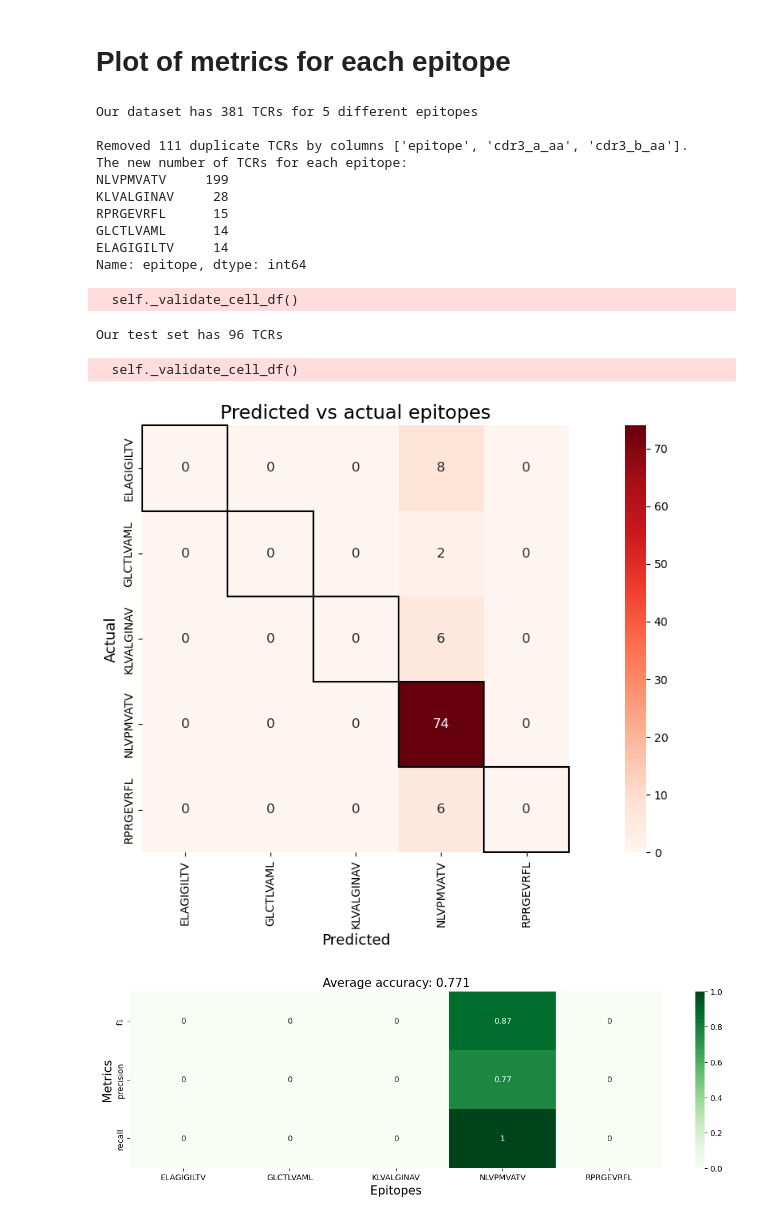
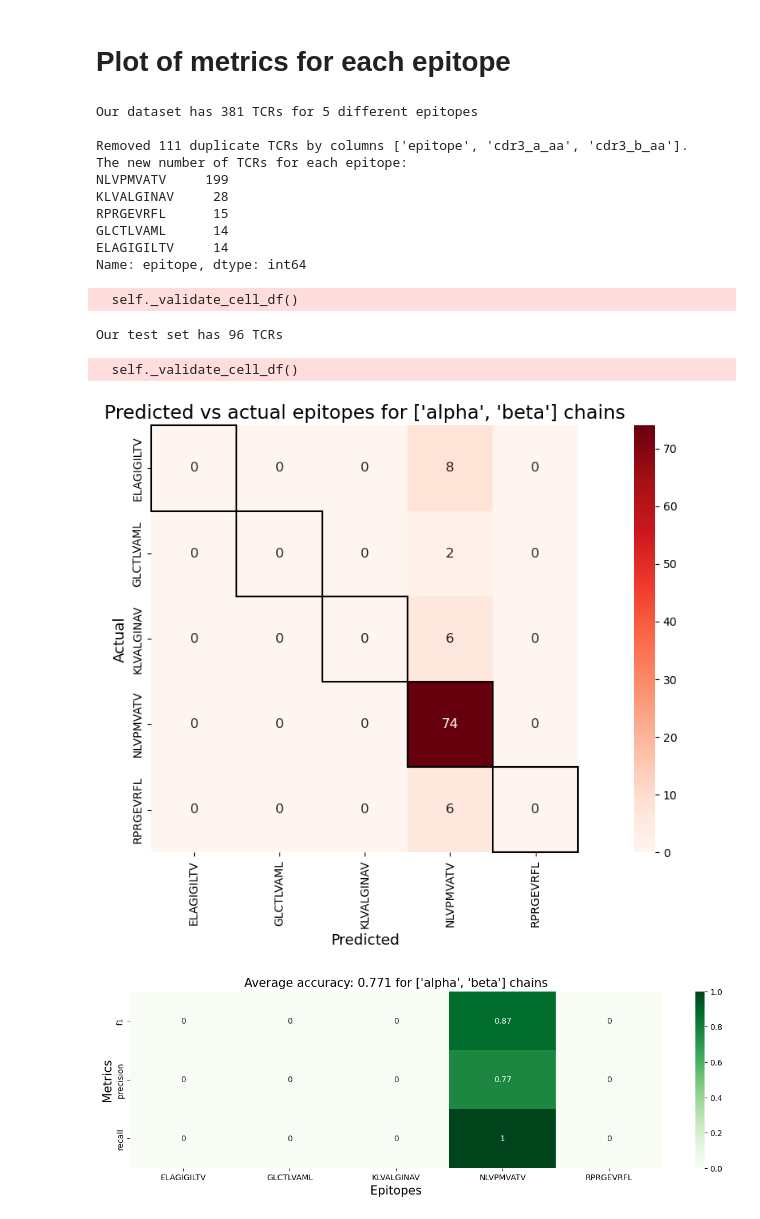
Before and after one commit to UoB-DSMP-2023-24/dsmp-2024-groupol1, a Jupyter notebook: KNN prediction using UMAP reduced data.ipynb, the cells around one changed output. Saved outputs shown, nothing was run; the diff lists cells and outputs as text; code cells hidden in the pictures.

Commit message:
Added  chains to titles for different charts.

```diff
--- a/KNN prediction using UMAP reduced data.ipynb
+++ b/KNN prediction using UMAP reduced data.ipynb
@@ -292,12 +292,12 @@ def get_performance_metrics(Y_test,prediction_labels, model):
 # %% [markdown]
 # Plot confusion matrices
 # %%
-def plot_confusion_matrix(metrics_holder):
+def plot_confusion_matrix(metrics_holder, chains_to_use):
     figure, axis = plt.subplots(nrows=1,figsize=(14,7))
     sns.heatmap(metrics_holder['actual_vs_labeled_matrix'], annot=True, cmap='Reds', fmt='', square=True, annot_kws={"size": 12})
     axis.set_xlabel('Predicted', fontsize=13)
     axis.set_ylabel('Actual', fontsize=13)
-    axis.set_title('Predicted vs actual epitopes', fontsize=17)
+    axis.set_title(f'Predicted vs actual epitopes for {chains_to_use} chains', fontsize=17)
     for tick in axis.get_xticklabels():
             tick.set_rotation(90)
     #Adding boxes to highlight when actual was same as predicted.
@@ -307,43 +307,43 @@ def plot_confusion_matrix(metrics_holder):
 # %% [markdown]
 # Plot of metrics for each epitope
 # %%
-def plot_metrics_for_each_epitope(metrics_table_df,metrics_holder):
+def plot_metrics_for_each_epitope(metrics_table_df,metrics_holder, chains_to_use):
     plt.figure(figsize=(15,4))
     axis = sns.heatmap(metrics_table_df, annot=True, cmap='Greens' )
     axis.set_ylabel('Metrics', fontsize=15)
     axis.set_xlabel('Epitopes', fontsize=15)
-    axis.set_title(f"Average accuracy: {metrics_holder['accuracy']:.3f}", fontsize=15)
+    axis.set_title(f"Average accuracy: {metrics_holder['accuracy']:.3f} for {chains_to_use} chains", fontsize=15)
 # %%
 chains_to_use = ['alpha','beta'] # specify which chains we want to use
 data_to_use = paired_chains # specify the data that represents these chains
 
 def measure_performance(chains_to_use, data_to_use):
     train_df, test_df = set_up_data(chains_to_use, data_to_use)
     train_reduced_df, Y, tr = get_distances_training_set(train_df,chains_to_use)
     model = train_model(train_reduced_df,Y)
     test_df = format_test_set(test_df, train_df)
     Y_test, prediction_labels = get_test_distances_predictions(test_df,chains_to_use, tr, model)
     metrics_holder,metrics_table_df = get_performance_metrics(Y_test,prediction_labels, model)
-    plot_confusion_matrix(metrics_holder)
-    plot_metrics_for_each_epitope(metrics_table_df,metrics_holder)
+    plot_confusion_matrix(metrics_holder, chains_to_use)
+    plot_metrics_for_each_epitope(metrics_table_df,metrics_holder, chains_to_use)
 
 measure_performance(chains_to_use = ['alpha','beta'],data_to_use = paired_chains)
 # %% [output]
 Our dataset has 381 TCRs for 5 different epitopes
 
 Removed 111 duplicate TCRs by columns ['epitope', 'cdr3_a_aa', 'cdr3_b_aa'].
 The new number of TCRs for each epitope:
 NLVPMVATV     199
 KLVALGINAV     28
 RPRGEVRFL      15
 GLCTLVAML      14
 ELAGIGILTV     14
 Name: epitope, dtype: int64
   self._validate_cell_df()
 Our test set has 96 TCRs
   self._validate_cell_df()
-[figure, old version]
+[figure, new version]
-[figure, old version]
+[figure, new version]
 # %%
 measure_performance(chains_to_use = ['alpha'],data_to_use = alpha_chains)
 # %% [output]
```
Also changed, not shown: parts of 2 cells of this notebook.
